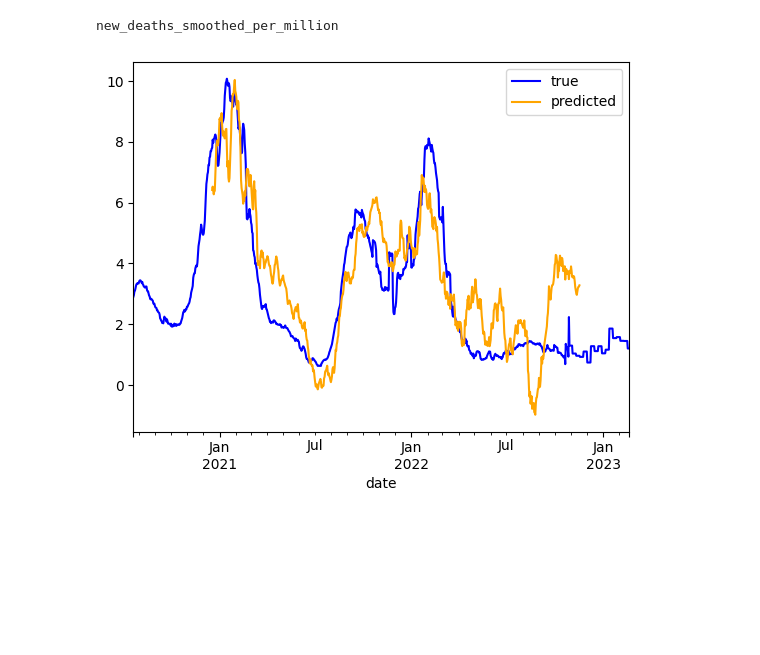
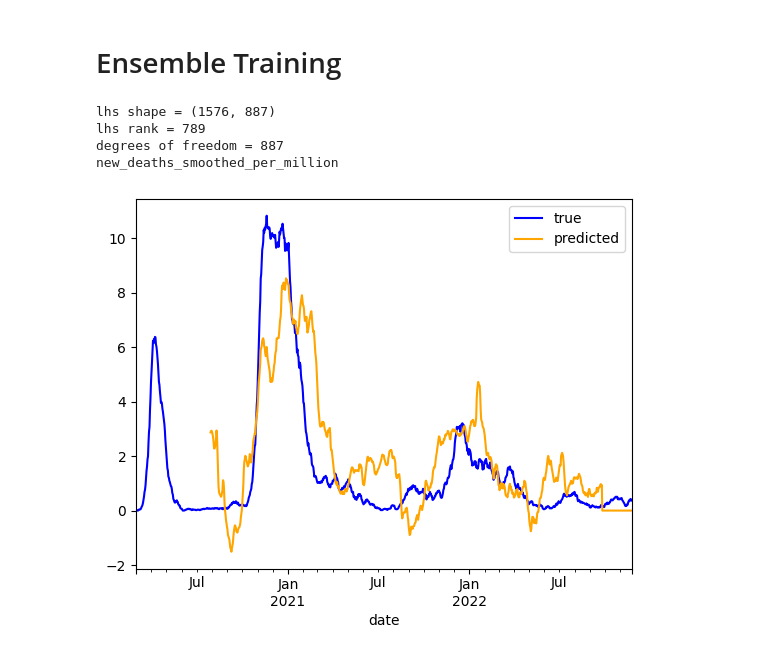
Before and after one commit to armsp/BDPP-23-Covid-Project, a Jupyter notebook: work/project/predict_h.ipynb, the cells around one changed output. Cells and saved outputs as stored; diff of their text form; code cells hidden in the pictures; blank space fills up the shorter version.

```diff
--- a/work/project/predict_h.ipynb
+++ b/work/project/predict_h.ipynb
@@ -152,0 +1,5 @@ import matplotlib.pyplot as plt
+# %%
+import require
+
+get_training_data = require.single( "get_training_data" )
+dataframes = get_training_data( )
@@ -153,18 +20,28 @@ import matplotlib.pyplot as plt
+# %%
+train_ensemble = require.single( "train_ensemble" )
+ensemble = train_ensemble( dataframes[ :-1 ])
+# %% [output]
+Ensemble Training
 # %%
+import matplotlib.pyplot as plt
+predict_replace = require.single( "predict_replace" )
+
 time_range = slice( 0, 1000 )
 column = 1
+df = dataframes[ 1 ]
 
-df_pred = df.copy( )
-df_pred.iloc[ :, : ] = np.nan
-df_pred.iloc[ start : start + length, :3 ] = prediction
+df_pred = predict_replace( df, ensemble )
 df.iloc[ time_range, column ].plot( color = "blue" )
 df_pred.iloc[ time_range, column ].plot( color = "orange" )
 
 line = lambda color, label: plt.Line2D([ ], [ ], color = color, label = label )
 h = [ line( "blue", "true" ), line( "orange", "predicted" )]
 
 plt.legend( handles = h )
 print( df_pred.columns[ column ])
 # %% [output]
+lhs shape = (1576, 887)
+lhs rank = 789
+degrees of freedom = 887
 new_deaths_smoothed_per_million
-[figure, old version]
+[figure, new version]
```
Also changed, not shown: parts of 12 cells of this notebook, 9 other files.
